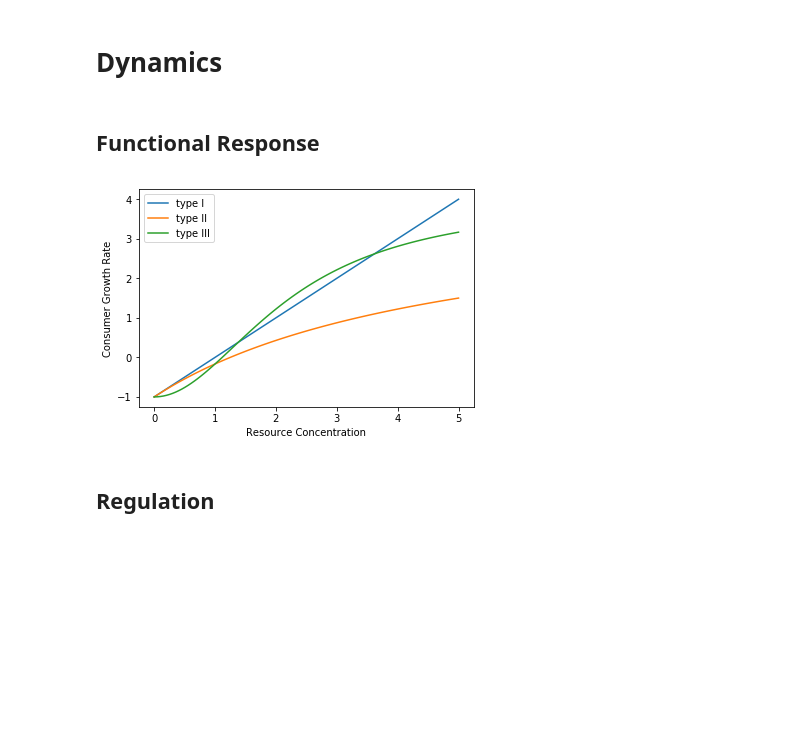
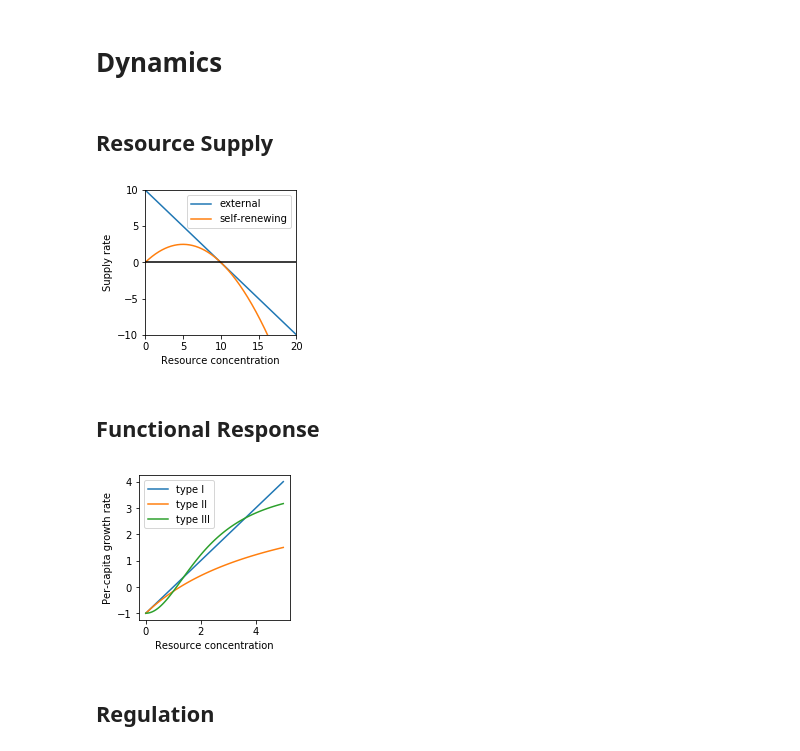
Before and after one commit to Emergent-Behaviors-in-Biology/community-simulator, a Jupyter notebook: Tutorial.ipynb, the cells around one changed output. Saved outputs shown, nothing was run; the diff lists cells and outputs as text; code cells hidden in the pictures; blank space fills up the shorter version.

Commit message:
updated tutorial and default assumptions

```diff
--- a/Tutorial.ipynb
+++ b/Tutorial.ipynb
@@ -21,37 +96,97 @@ The package also contains a set of scripts for generating models and randomly sa
 # %% [markdown]
 # Dynamics
+# %% [markdown]
+## Resource Supply
+# %%
+assumptions = a_default.copy()
+
+#Resource vector
+nR = 1000
+Rvec = np.linspace(0,20,nR)
+
+#Params to make plot of supply rate vs. R
+#(each data point is a different 'species')
+params = {'c':np.eye(nR),
+          'w':1,
+          'l':0,
+          'D':np.eye(nR),
+          'tau':1,
+          'r':1/10,
+          'R0':10}
+
+#Set up plots
+fig,ax = plt.subplots(figsize=(3,3))
+fig.subplots_adjust(left=0.2,bottom=0.21)
+
+for supply in ['external','self-renewing']:
+    assumptions['supply'] = supply
+
+    #Make dynamics
+    def dRdt(N,R,params):
+        return MakeResourceDynamics(assumptions)(N,R,params)
+
+    #Plot dRdt as function of R, with N = 0
+    ax.plot(Rvec,dRdt(np.zeros(nR),Rvec,params),label=supply)
+
+#Format Plots
+ax.set_ylim((-10,10))
+ax.set_xlim((0,20))
+ax.plot([0,20],[0,0],'k')
+plt.legend()
+ax.set_xlabel('Resource concentration')
+ax.set_ylabel('Supply rate')
+
+#Save plots
+#pdf = bpdf.PdfPages('supply.pdf')
+#pdf.savefig(fig)
+#pdf.close()
+plt.show()
+# %% [output]
+[figure, added]
 # %% [markdown]
 ## Functional Response
 # %%
-mp = {'regulation':'independent'}
+assumptions = a_default.copy()
 
+#Resource vector
+nR = 1000
 Rvec = np.linspace(0,5,100)
+
+#Params to make plot of supply rate vs. R
+#(each data point is a different 'species')
 params_plot = {'c':np.eye(100),
               'm':1,
               'g':1,
               'w':1,
               'D':np.eye(100),
               'l':0,
               'sigma_max':5,
               'n':2}
 
-fig,ax = plt.subplots()
+#Set up plots
+fig,ax = plt.subplots(figsize=(3,3))
+fig.subplots_adjust(left=0.2,bottom=0.21)
 
 for response in ['type I','type II','type III']:
-    mp['response'] = response
+    assumptions['response'] = response
 
     #Make dynamics
     def dNdt(N,R,params):
-        return MakeConsumerDynamics(mp)(N,R,params)
+        return MakeConsumerDynamics(assumptions)(N,R,params)
 
     ax.plot(Rvec,dNdt(np.ones(100),Rvec,params_plot),label=response)
 
+#Format plots
 plt.legend()
-ax.set_xlabel('Resource Concentration')
-ax.set_ylabel('Consumer Growth Rate')
+ax.set_xlabel('Resource concentration')
+ax.set_ylabel('Per-capita growth rate')
+#Save plots
+#pdf = bpdf.PdfPages('response.pdf')
+#pdf.savefig(fig)
+#pdf.close()
 plt.show()
 # %% [output]
-[figure, old version]
+[figure, new version]
 # %% [markdown]
 ## Regulation
 # %%
```
Also changed, not shown: parts of 36 cells of this notebook, 1 other file.
